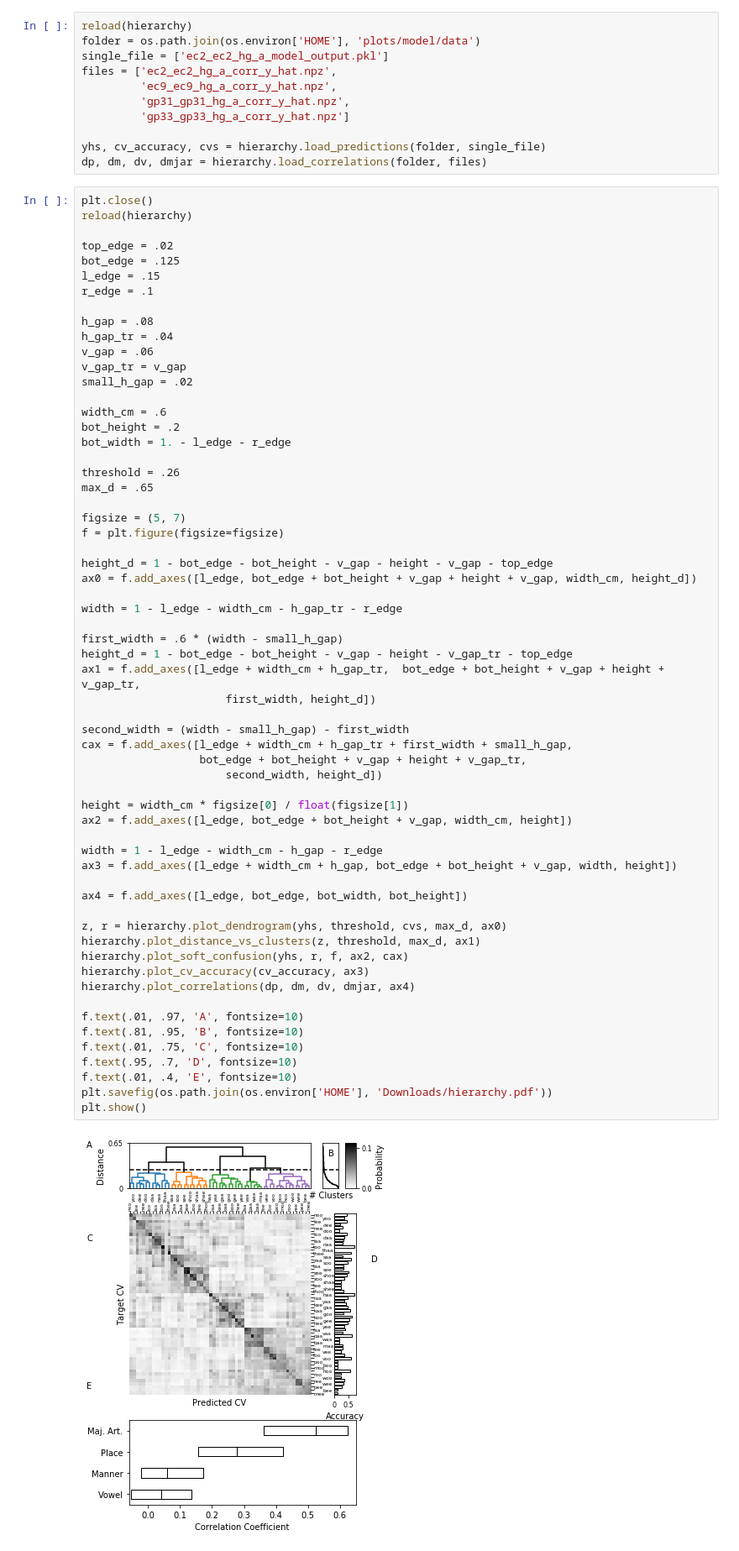
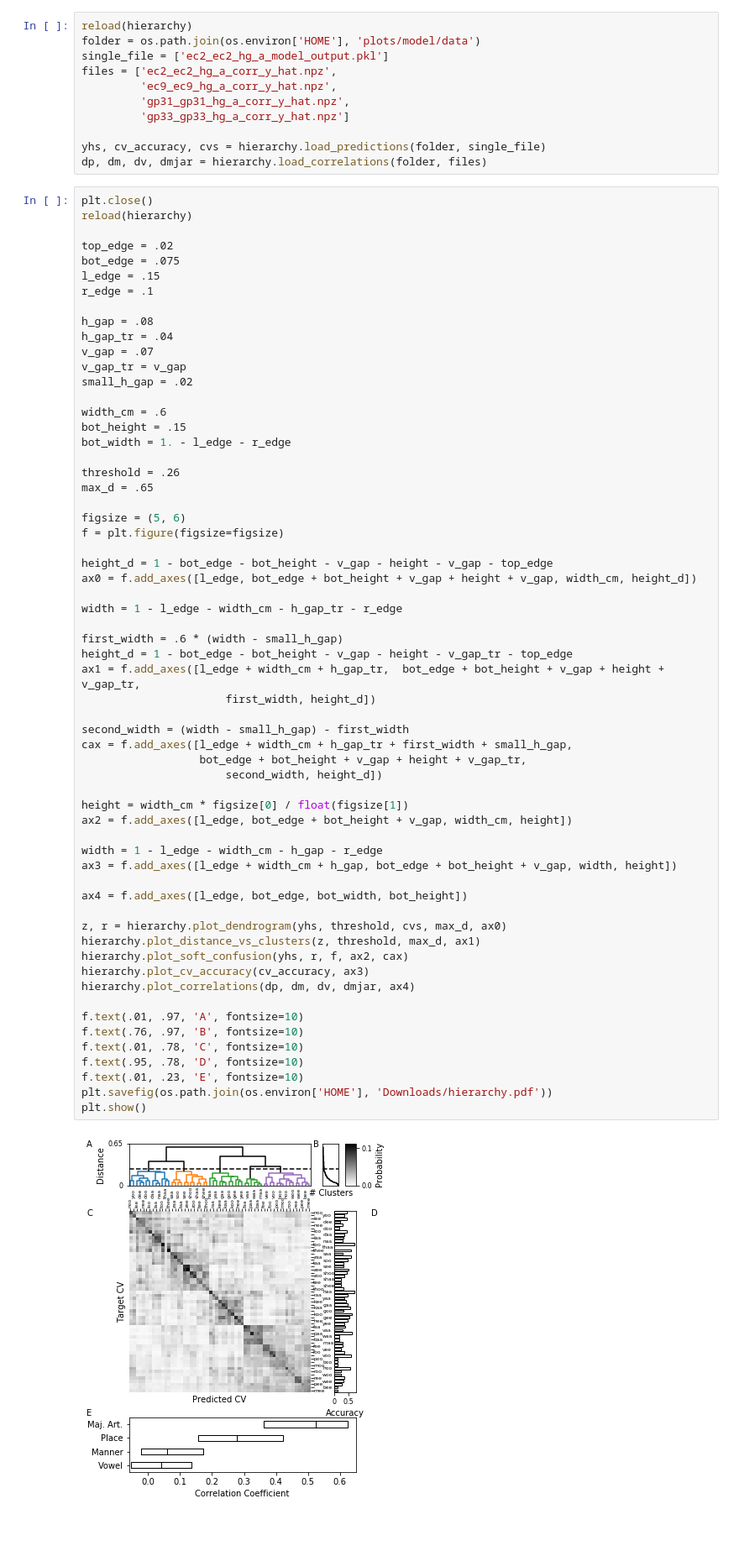
Before and after one commit to BouchardLab/cv_paper_plots, a Jupyter notebook: hierarchy/hierarchy.ipynb, the cells around one changed output. Shown: that part at 84% size. Saved outputs shown, nothing was run; the diff lists cells and outputs as text; blank space fills up the shorter version.

```diff
--- a/hierarchy/hierarchy.ipynb
+++ b/hierarchy/hierarchy.ipynb
@@ -23,24 +23,24 @@ plt.close()
 reload(hierarchy)
 
 top_edge = .02
-bot_edge = .125
+bot_edge = .075
 l_edge = .15
 r_edge = .1
 
 h_gap = .08
 h_gap_tr = .04
-v_gap = .06
+v_gap = .07
 v_gap_tr = v_gap
 small_h_gap = .02
 
 width_cm = .6
-bot_height = .2
+bot_height = .15
 bot_width = 1. - l_edge - r_edge
 
 threshold = .26
 max_d = .65
 
-figsize = (5, 7)
+figsize = (5, 6)
 f = plt.figure(figsize=figsize)
 
 height_d = 1 - bot_edge - bot_height - v_gap - height - v_gap - top_edge
@@ -49,35 +49,35 @@ ax0 = f.add_axes([l_edge, bot_edge + bot_height + v_gap + height + v_gap, width_
 width = 1 - l_edge - width_cm - h_gap_tr - r_edge
 
 first_width = .6 * (width - small_h_gap)
 height_d = 1 - bot_edge - bot_height - v_gap - height - v_gap_tr - top_edge
 ax1 = f.add_axes([l_edge + width_cm + h_gap_tr,  bot_edge + bot_height + v_gap + height + v_gap_tr,
                       first_width, height_d])
 
 second_width = (width - small_h_gap) - first_width
 cax = f.add_axes([l_edge + width_cm + h_gap_tr + first_width + small_h_gap,
                   bot_edge + bot_height + v_gap + height + v_gap_tr,
                       second_width, height_d])
 
 height = width_cm * figsize[0] / float(figsize[1])
 ax2 = f.add_axes([l_edge, bot_edge + bot_height + v_gap, width_cm, height])
 
 width = 1 - l_edge - width_cm - h_gap - r_edge
 ax3 = f.add_axes([l_edge + width_cm + h_gap, bot_edge + bot_height + v_gap, width, height])
 
 ax4 = f.add_axes([l_edge, bot_edge, bot_width, bot_height])
 
 z, r = hierarchy.plot_dendrogram(yhs, threshold, cvs, max_d, ax0)
 hierarchy.plot_distance_vs_clusters(z, threshold, max_d, ax1)
 hierarchy.plot_soft_confusion(yhs, r, f, ax2, cax)
 hierarchy.plot_cv_accuracy(cv_accuracy, ax3)
 hierarchy.plot_correlations(dp, dm, dv, dmjar, ax4)
 
 f.text(.01, .97, 'A', fontsize=10)
-f.text(.81, .95, 'B', fontsize=10)
-f.text(.01, .75, 'C', fontsize=10)
-f.text(.95, .7, 'D', fontsize=10)
-f.text(.01, .4, 'E', fontsize=10)
+f.text(.76, .97, 'B', fontsize=10)
+f.text(.01, .78, 'C', fontsize=10)
+f.text(.95, .78, 'D', fontsize=10)
+f.text(.01, .23, 'E', fontsize=10)
 plt.savefig(os.path.join(os.environ['HOME'], 'Downloads/hierarchy.pdf'))
 plt.show()
 # %% [output]
-[figure, old version]
+[figure, new version]
```
Also changed, not shown: parts of 1 cell of this notebook, 2 other files.
